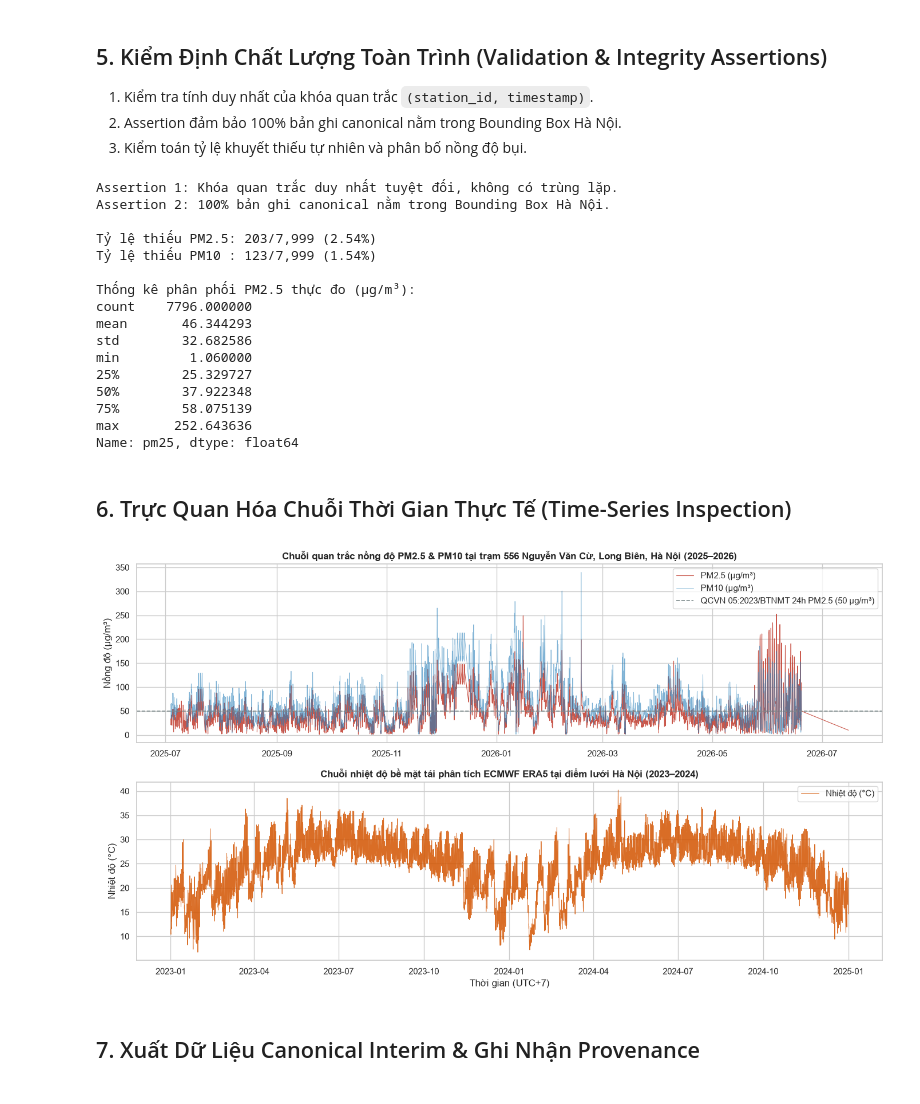
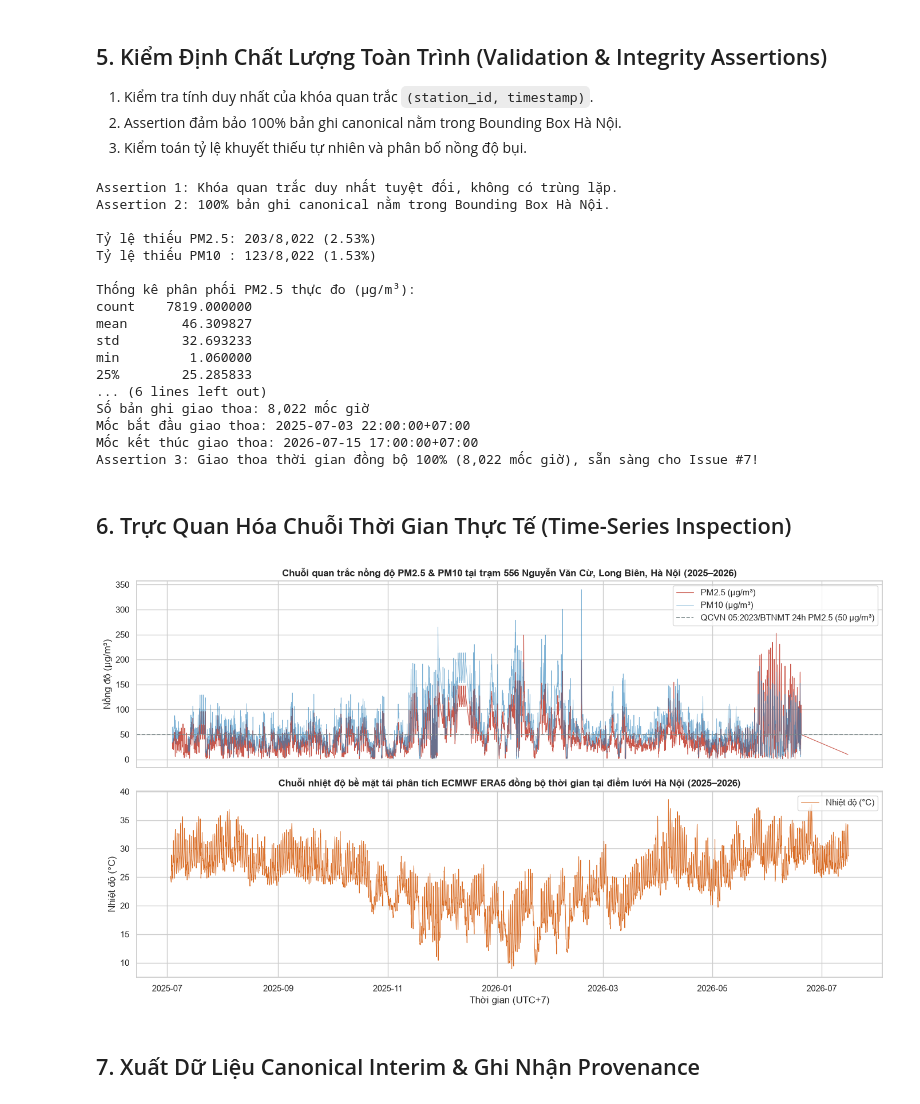
Before and after one commit to doctor-cato/air-pollution-analysis, a Jupyter notebook: notebooks/01_data_collection.ipynb, the cells around one changed output. Cells and saved outputs as stored; diff of their text form; code cells hidden in the pictures.

Commit message:
fix(pipeline): synchronize dynamic meteorological window with air quality timeline (#3, #4)

```diff
--- a/notebooks/01_data_collection.ipynb
+++ b/notebooks/01_data_collection.ipynb
@@ -76,9 +78,15 @@ print(f"OpenAQ Raw Path: {openaq_raw_path}")
 print(f"   Số bản ghi thô: {len(df_openaq_raw):,} dòng | Số cột: {len(df_openaq_raw.columns)}")
 print(f"   Mã băm SHA-256: {openaq_sha256}")
 
-# 2. Nạp/thu thập dữ liệu thô Open-Meteo ERA5
+# Dẫn xuất động cửa sổ truy vấn khí tượng từ chuỗi thời gian thực tế của OpenAQ
+air_raw_ts = pd.to_datetime(df_openaq_raw["datetime"])
+weather_query_start = air_raw_ts.min().strftime("%Y-%m-%d")
+weather_query_end = air_raw_ts.max().strftime("%Y-%m-%d")
+print(f"\nCửa sổ truy vấn khí tượng đồng bộ động: {weather_query_start} -> {weather_query_end}")
+
+# 2. Nạp/thu thập dữ liệu thô Open-Meteo ERA5 theo cửa sổ đồng bộ động
 weather_raw_json, weather_raw_path = weather_adapter.fetch_raw_data(
-    start_date="2023-01-01", end_date="2024-12-31"
+    start_date=weather_query_start, end_date=weather_query_end
 )
 weather_sha256 = compute_file_sha256(weather_raw_path)
 num_weather_hours = len(weather_raw_json.get("hourly", {}).get("time", []))
@@ -282,47 +291,58 @@ print(f"\nTỷ lệ thiếu PM2.5: {missing_pm25:,}/{len(df_air_canonical):,} ({
 print(f"Tỷ lệ thiếu PM10 : {missing_pm10:,}/{len(df_air_canonical):,} ({missing_rate_pm10:.2f}%)")
 print("\nThống kê phân phối PM2.5 thực đo (µg/m³):")
 print(df_air_canonical["pm25"].describe())
+
+# 4. Kiểm tra giao thoa thời gian (Temporal Overlap) giữa Air Quality và Weather
+df_overlap = pd.merge(df_air_canonical, df_weather_canonical, on="timestamp", how="inner")
+print(f"\n=== KIỂM TRA GIAO THOA THỜI GIAN (TEMPORAL OVERLAP) ===")
+print(f"Số bản ghi giao thoa: {len(df_overlap):,} mốc giờ")
+print(f"Mốc bắt đầu giao thoa: {df_overlap['timestamp'].min()}")
+print(f"Mốc kết thúc giao thoa: {df_overlap['timestamp'].max()}")
+assert len(df_overlap) > 0, "Tập giao thoa thời gian giữa chất lượng không khí và khí tượng không được rỗng!"
+assert len(df_overlap) <= len(df_air_canonical), "Row explosion detected!"
+print(f"Assertion 3: Giao thoa thời gian đồng bộ 100% ({len(df_overlap):,} mốc giờ), sẵn sàng cho Issue #7!")
 # %% [output]
 Assertion 1: Khóa quan trắc duy nhất tuyệt đối, không có trùng lặp.
 Assertion 2: 100% bản ghi canonical nằm trong Bounding Box Hà Nội.
 
-Tỷ lệ thiếu PM2.5: 203/7,999 (2.54%)
-Tỷ lệ thiếu PM10 : 123/7,999 (1.54%)
+Tỷ lệ thiếu PM2.5: 203/8,022 (2.53%)
+Tỷ lệ thiếu PM10 : 123/8,022 (1.53%)
 
 Thống kê phân phối PM2.5 thực đo (µg/m³):
-count    7796.000000
-mean       46.344293
-std        32.682586
+count    7819.000000
+mean       46.309827
+std        32.693233
 min         1.060000
-25%        25.329727
-50%        37.922348
-75%        58.075139
-max       252.643636
-Name: pm25, dtype: float64
+25%        25.285833
+... (6 lines left out)
+Số bản ghi giao thoa: 8,022 mốc giờ
+Mốc bắt đầu giao thoa: 2025-07-03 22:00:00+07:00
+Mốc kết thúc giao thoa: 2026-07-15 17:00:00+07:00
+Assertion 3: Giao thoa thời gian đồng bộ 100% (8,022 mốc giờ), sẵn sàng cho Issue #7!
 # %% [markdown]
 ## 6. Trực Quan Hóa Chuỗi Thời Gian Thực Tế (Time-Series Inspection)
 # %%
-fig, axes = plt.subplots(2, 1, figsize=(14, 8), sharex=False)
+fig, axes = plt.subplots(2, 1, figsize=(14, 8), sharex=True)
 
 # Trực quan hóa nồng độ bụi
 axes[0].plot(df_air_canonical["timestamp"], df_air_canonical["pm25"], label="PM2.5 (µg/m³)", color="#c0392b", linewidth=0.8, alpha=0.85)
 axes[0].plot(df_air_canonical["timestamp"], df_air_canonical["pm10"], label="PM10 (µg/m³)", color="#2980b9", linewidth=0.6, alpha=0.6)
 axes[0].axhline(50, color="#7f8c8d", linestyle="--", linewidth=1.2, label="QCVN 05:2023/BTNMT 24h PM2.5 (50 µg/m³)")
 axes[0].set_title("Chuỗi quan trắc nồng độ PM2.5 & PM10 tại trạm 556 Nguyễn Văn Cừ, Long Biên, Hà Nội (2025–2026)", fontsize=12, fontweight="bold")
 axes[0].set_ylabel("Nồng độ (µg/m³)")
 axes[0].legend(loc="upper right")
 
-# Trực quan hóa nhiệt độ ERA5
+# Trực quan hóa nhiệt độ ERA5 đồng bộ
 axes[1].plot(df_weather_canonical["timestamp"], df_weather_canonical["temperature"], label="Nhiệt độ (°C)", color="#d35400", linewidth=0.7, alpha=0.85)
-axes[1].set_title("Chuỗi nhiệt độ bề mặt tái phân tích ECMWF ERA5 tại điểm lưới Hà Nội (2023–2024)", fontsize=12, fontweight="bold")
+axes[1].set_title("Chuỗi nhiệt độ bề mặt tái phân tích ECMWF ERA5 đồng bộ thời gian tại điểm lưới Hà Nội (2025–2026)", fontsize=12, fontweight="bold")
 axes[1].set_ylabel("Nhiệt độ (°C)")
 axes[1].set_xlabel("Thời gian (UTC+7)")
 axes[1].legend(loc="upper right")
 
 plt.tight_layout()
 plt.show()
 # %% [output]
-[figure, old version]
+[figure, new version]
 # %% [markdown]
 ## 7. Xuất Dữ Liệu Canonical Interim & Ghi Nhận Provenance
 # %%
```
Also changed, not shown: parts of 8 cells of this notebook, 5 other files.
